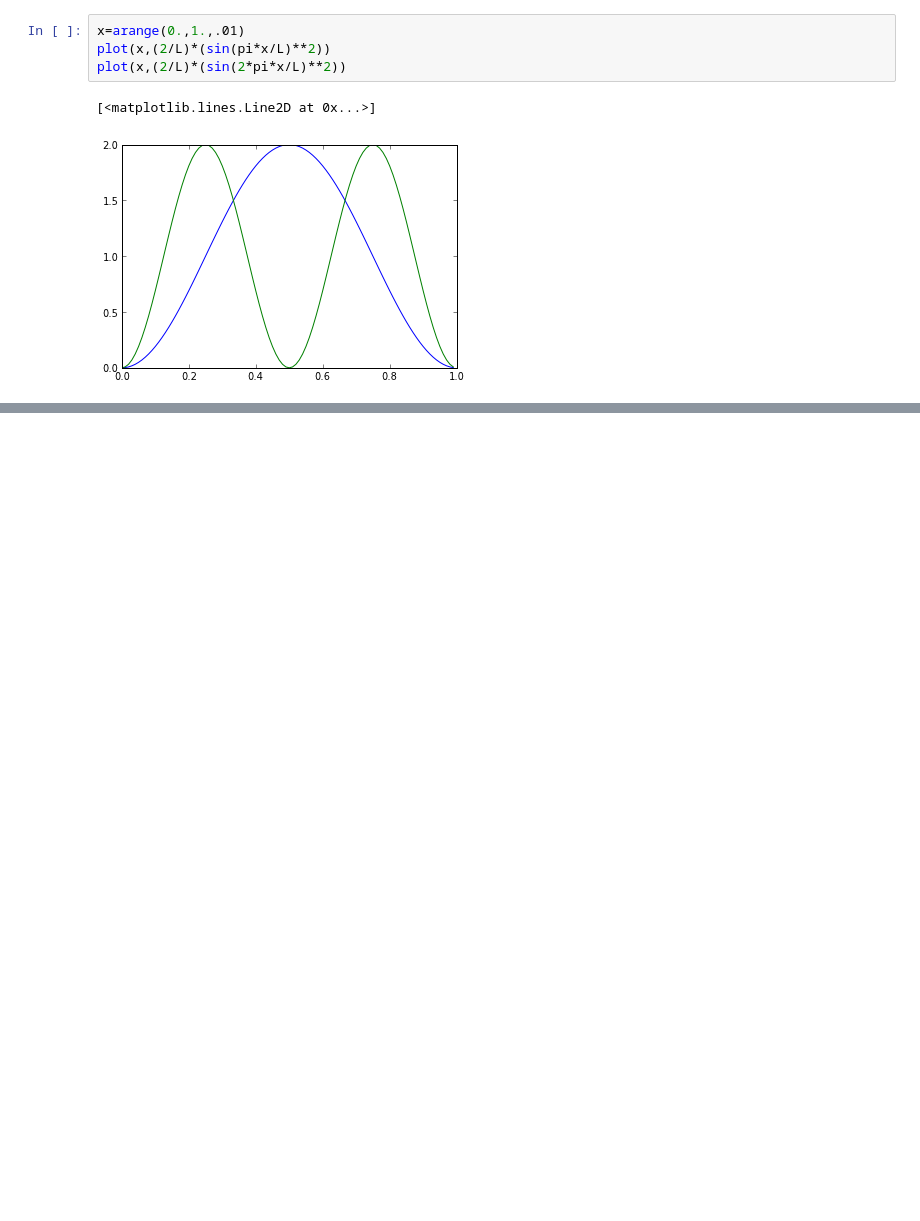
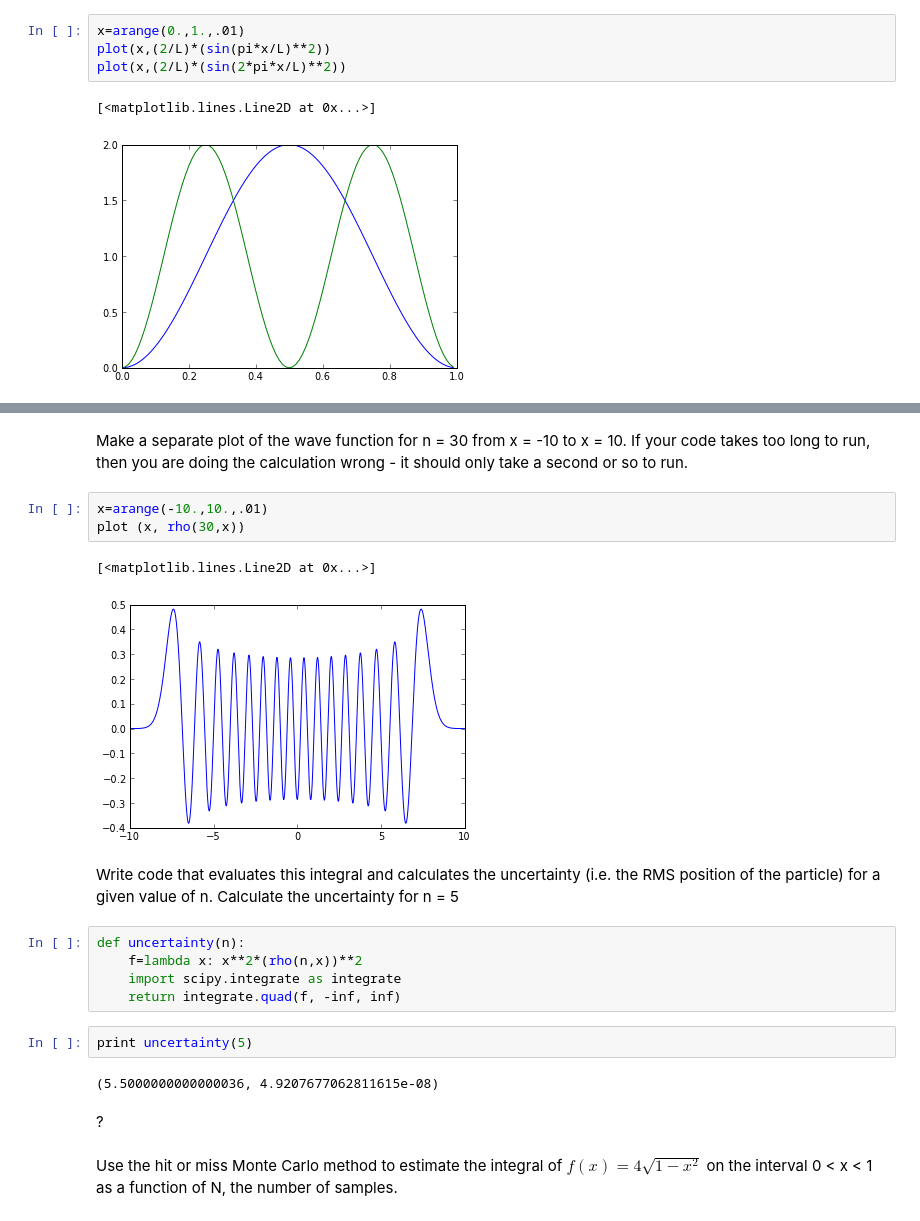
Before and after one commit to nmilgram/PHYS-202-S13, a Jupyter notebook: Week5/IntegrationEx4.ipynb, the cells around one changed output, grey strips where cells are left out. Saved outputs shown, nothing was run; the diff lists cells and outputs as text; blank space fills up the shorter version.

```diff
--- a/Week5/IntegrationEx4.ipynb
+++ b/Week5/IntegrationEx4.ipynb
@@ -88,0 +228,26 @@ plot(x,(2/L)*(sin(2*pi*x/L)**2))
+# %% [markdown]
+Make a separate plot of the wave function for n = 30 from x = -10 to x = 10. If your
+code takes too long to run, then you are doing the calculation wrong - it should only take
+a second or so to run.
+# %%
+x=arange(-10.,10.,.01)
+plot (x, rho(30,x))
+# %% [output]
+[<matplotlib.lines.Line2D at 0x...>]
+[figure, added]
+# %% [markdown]
+Write code that evaluates this integral and calculates the uncertainty (i.e. the RMS position
+of the particle) for a given value of n. Calculate the uncertainty for n = 5
+# %%
+def uncertainty(n):
+    f=lambda x: x**2*(rho(n,x))**2
+    import scipy.integrate as integrate
+    return integrate.quad(f, -inf, inf)
+# %%
+print uncertainty(5)
+# %% [output]
+(5.5000000000000036, 4.9207677062811615e-08)
+# %% [markdown]
+?
+# %% [markdown]
+Use the hit or miss Monte Carlo method to estimate the integral of $f(x) = 4\sqrt{1-x^2}$ on the interval 0 < x < 1 as a function of N, the number of samples.
```
Also changed, not shown: parts of 17 cells of this notebook.
